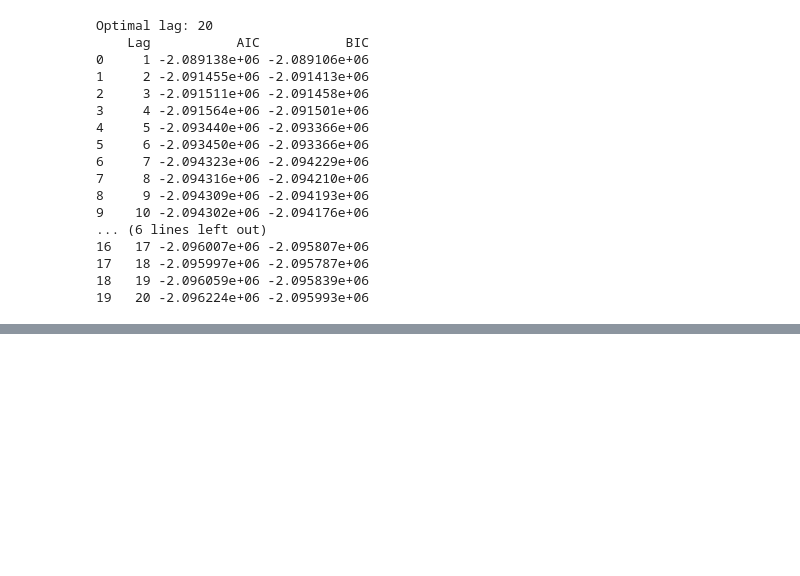
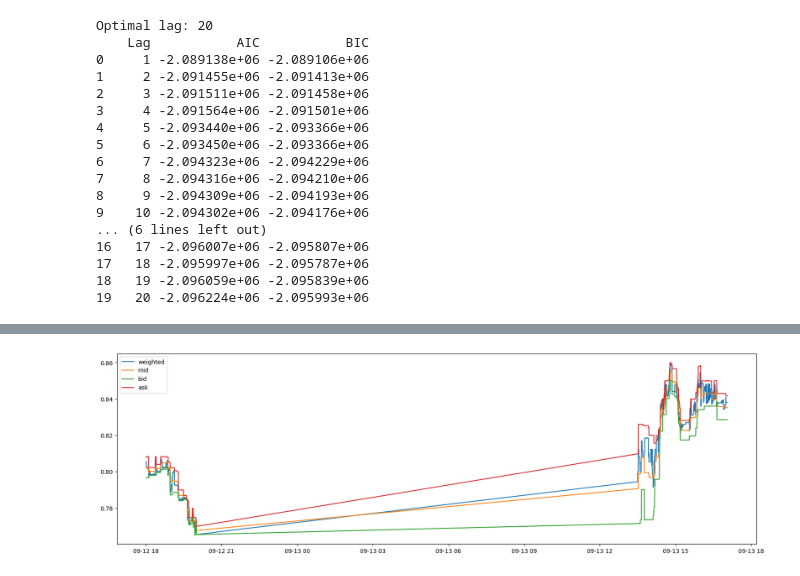
Before and after one commit to Sondringsen/ProjectThesis, a Jupyter notebook: notebooks/EDA/lob_eda.ipynb, the cells around one changed output, grey strips where cells are left out. Cells and saved outputs as stored; diff of their text form; code cells hidden in the pictures; blank space fills up the shorter version.

```diff
--- a/notebooks/EDA/lob_eda.ipynb
+++ b/notebooks/EDA/lob_eda.ipynb
@@ -204,0 +232,18 @@ Optimal lag: 20
+# %%
+df = pd.read_csv("../../data/processed/tq_data_gridded/df_tot_gridded.csv")
+ticker = "EAF"
+ticker_data = df[df["ticker"] == ticker].copy()
+# %%
+weights = ticker_data["bid_size"] / (ticker_data["ask_size"] + ticker_data["bid_size"])
+ticker_data["weighted_mid"] = ticker_data["bid_price"]*(1-weights) + ticker_data["ask_price"]*weights
+ticker_data = ticker_data.set_index(pd.to_datetime(ticker_data["sip_timestamp"]))
+# %%
+plt.figure(figsize=(20, 6))
+plt.plot(ticker_data["weighted_mid"].iloc[18000:20000], label="weighted")
+plt.plot(ticker_data["mid_price"].iloc[18000:20000], label="mid")
+plt.plot(ticker_data["bid_price"].iloc[18000:20000], label="bid")
+plt.plot(ticker_data["ask_price"].iloc[18000:20000], label="ask")
+plt.legend()
+plt.show()
+# %% [output]
+[figure, added]
```
Also changed, not shown: parts of 7 cells of this notebook, 6 other files.
